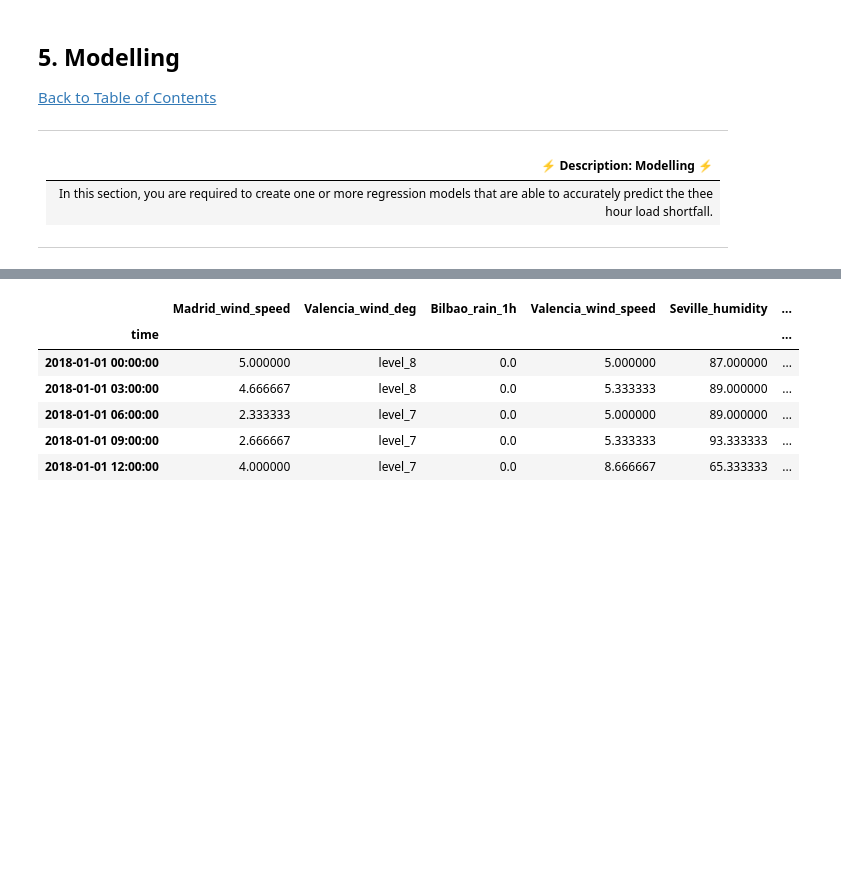
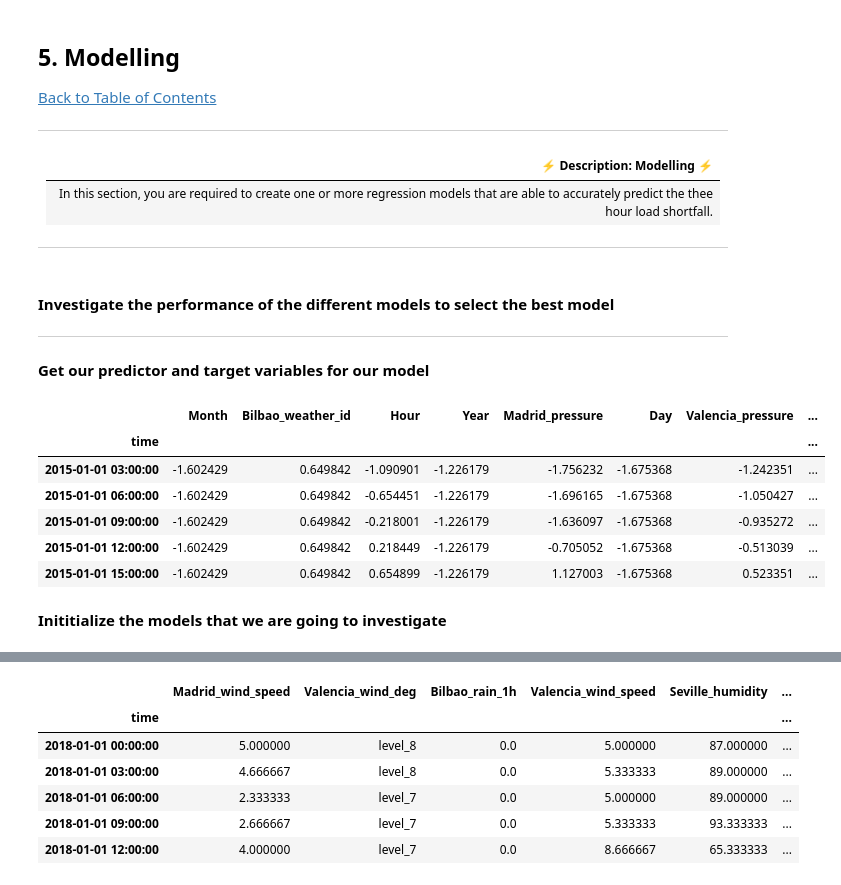
Before and after one commit to ObengKojo23/Team_nm1_WakandaAfrica, a Jupyter notebook: starter-notebook.ipynb, the cells around one changed output, grey strips where cells are left out. Saved outputs shown, nothing was run; the diff lists cells and outputs as text; code cells hidden in the pictures; blank space fills up the shorter version.

```diff
--- a/starter-notebook.ipynb
+++ b/starter-notebook.ipynb
@@ -567,0 +754,15 @@ cont_features1 = [
+# %%
+cat_features_selected = [
+    name for name in X_corr_names if (
+        name.startswith('Valencia_wind_deg_level') or name.startswith('Seville_pressure'))
+    ]
+cont_features_selected = [name for name in X_corr_names if name not in cat_features_selected]
+# %%
+categorical_features_df = dfm[cat_features_selected]
+# %%
+numerical_features_df = dfm[cont_features_selected]
+#Scaled data by standardation
+scaled_numerical_features_df = pd.DataFrame(
+    scaler.fit_transform(numerical_features_df),
+    columns = numerical_features_df.columns)
+scaled_numerical_features_df.index = train_df.index
@@ -599 +787,20 @@ cv = KFold(n_splits=10, random_state=1, shuffle=True)
+# %% [markdown]
+#### Investigate the performance of the different models to select the best model
+***
+# %% [markdown]
+**Get our predictor and target variables for our model**
+# %%
+# create targets and features dataset
+X_scaled = scaled_numerical_features_df.merge(categorical_features_df, on='time')
+y = load_shortfall
+# %%
+X_scaled.head()
+# %% [output]
+|  | Month | Bilbao_weather_id | Hour | Year | Madrid_pressure | Day | Valencia_pressure | ... |
+| time |  |  |  |  |  |  |  | ... |
+| 2015-01-01 03:00:00 | -1.602429 | 0.649842 | -1.090901 | -1.226179 | -1.756232 | -1.675368 | -1.242351 | ... |
+| 2015-01-01 06:00:00 | -1.602429 | 0.649842 | -0.654451 | -1.226179 | -1.696165 | -1.675368 | -1.050427 | ... |
+| 2015-01-01 09:00:00 | -1.602429 | 0.649842 | -0.218001 | -1.226179 | -1.636097 | -1.675368 | -0.935272 | ... |
+| 2015-01-01 12:00:00 | -1.602429 | 0.649842 | 0.218449 | -1.226179 | -0.705052 | -1.675368 | -0.513039 | ... |
+| 2015-01-01 15:00:00 | -1.602429 | 0.649842 | 0.654899 | -1.226179 | 1.127003 | -1.675368 | 0.523351 | ... |
 # %%
@@ -608,3 +809,5 @@ y = load_shortfall
+# %% [markdown]
+**Inititialize the models that we are going to investigate**
 # %%
 # create one or more ML models
 linear_model = LinearRegression()
```
Also changed, not shown: parts of 91 cells of this notebook.
